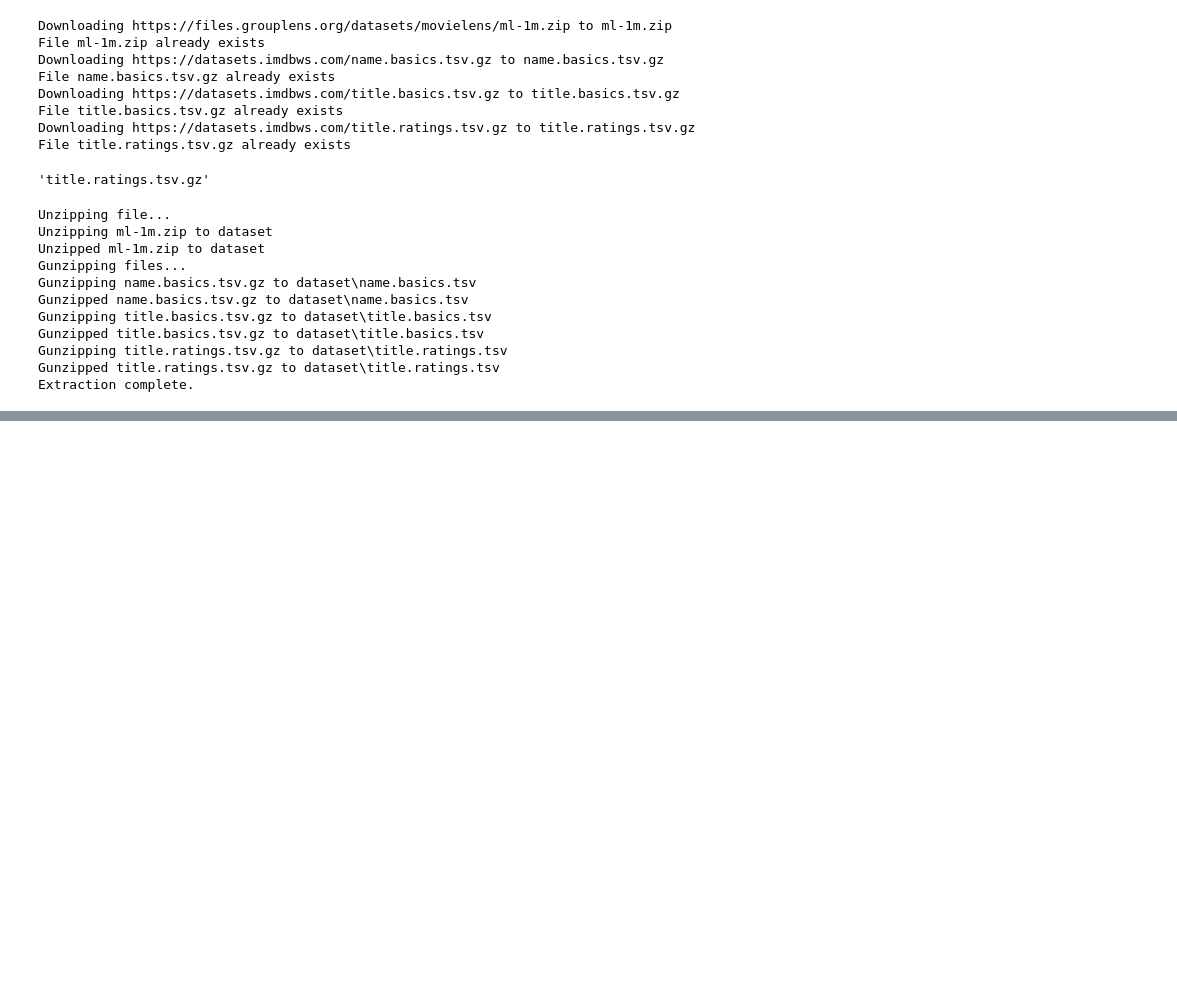
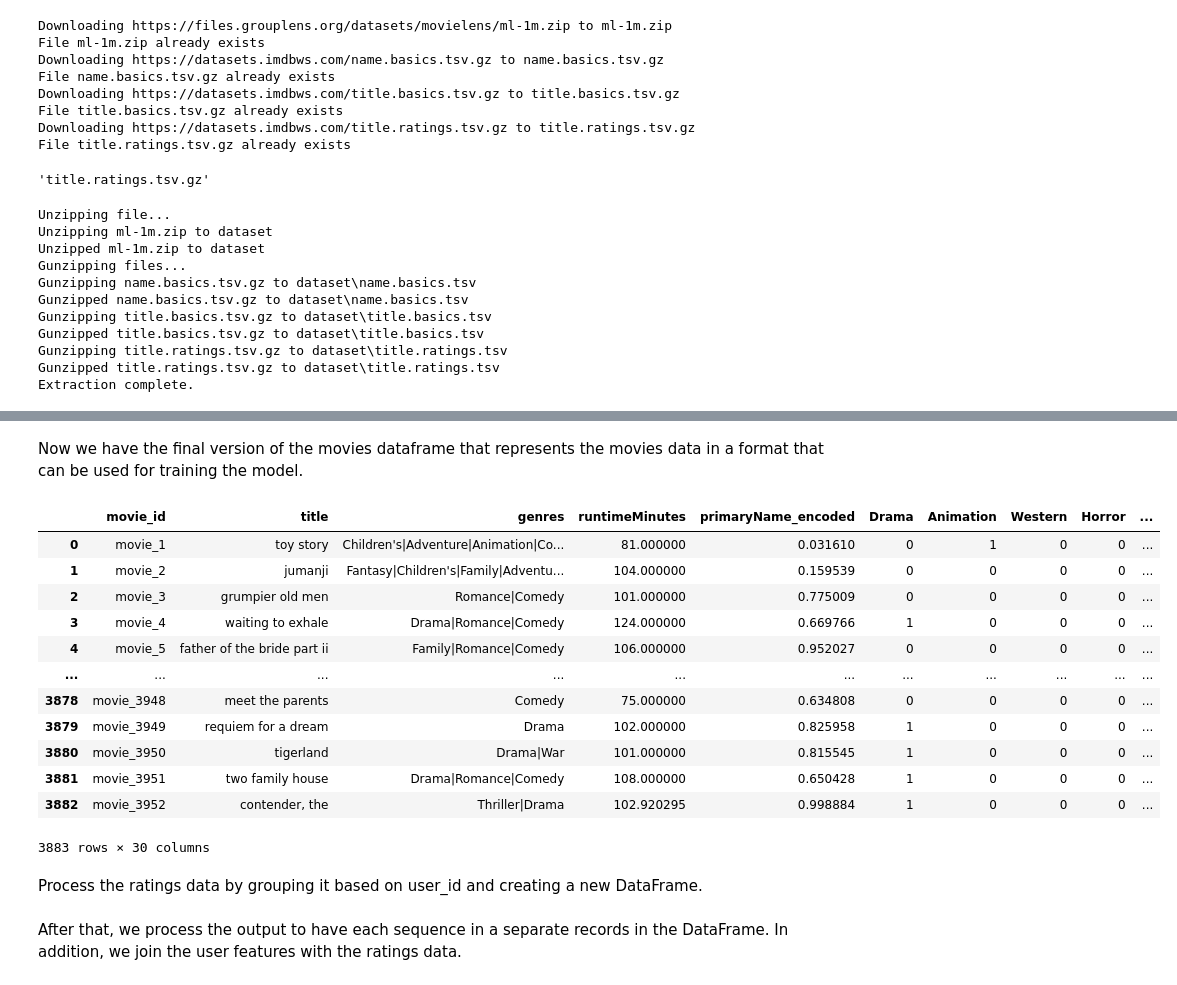
Before and after one commit to chuklee/recommender_system, a Jupyter notebook: main.ipynb, the cells around one changed output, grey strips where cells are left out. Cells and saved outputs as stored; diff of their text form; code cells hidden in the pictures; blank space fills up the shorter version.

```diff
--- a/main.ipynb
+++ b/main.ipynb
@@ -623,0 +113,4 @@ Recommended Movie Embeddings: [array([0.5, 0.6, 0.7]), array([0.2, 0.3, 0.4]), a
+# %%
+movies = pd.read_csv('dataset/ml-1m/movies.dat', sep='::', header=None, engine='python', names=['movie_id', 'title', 'genres'], encoding='ISO-8859-1')
+ratings = pd.read_csv('dataset/ml-1m/ratings.dat', sep='::', header=None, engine='python', names=['user_id', 'movie_id', 'rating', 'unix_timestamp'], encoding='ISO-8859-1')
+users = pd.read_csv('dataset/ml-1m/users.dat', sep='::', header=None, engine='python', names=['user_id', 'sex', 'age_group', 'occupation', 'zip_code'], encoding='ISO-8859-1')
@@ -623,0 +228,10 @@ Recommended Movie Embeddings: [array([0.5, 0.6, 0.7]), array([0.2, 0.3, 0.4]), a
+# %%
+# Merge the genres column (seperated with | ) with the genres_title column (seperated with ','). Do not keep duplicates
+movies['genres'] = movies['genres'].str.split('|')
+movies['genres_title'] = movies['genres_title'].str.split(',')
+# If the genres_title column is NaN, replace it with an empty list
+movies['genres_title'] = movies['genres_title'].apply(lambda x: [] if type(x) == float else x)
+movies['genres'] = movies['genres'] + movies['genres_title']
+movies['genres'] = movies['genres'].apply(lambda x: list(set(x)))
+movies['genres'] = movies['genres'].apply(lambda x: '|'.join(x))
+movies.drop(columns=['genres_title'], inplace=True)
@@ -623,0 +261,16 @@ Recommended Movie Embeddings: [array([0.5, 0.6, 0.7]), array([0.2, 0.3, 0.4]), a
+# %%
+# First, ensure primaryName is a string
+movies['primaryName'] = movies['primaryName'].fillna('unknown')
+movies['primaryName'] = movies['primaryName'].astype(str)
+
+# Create a LabelEncoder
+le = LabelEncoder()
+
+# Fit and transform the primaryName column
+movies['primaryName_encoded'] = le.fit_transform(movies['primaryName'])
+
+# Normalize the encoded values to be between 0 and 1
+movies['primaryName_encoded'] = movies['primaryName_encoded'] / movies['primaryName_encoded'].max()
+
+# Drop the original primaryName and genres_title columns
+movies.drop(columns=['primaryName'], inplace=True)
@@ -623,0 +327,33 @@ Recommended Movie Embeddings: [array([0.5, 0.6, 0.7]), array([0.2, 0.3, 0.4]), a
+# %%
+movie_features = set()
+for actual_genres in movies['genres'].str.split('|'):
+    movie_features.update(actual_genres)
+movie_features = list(movie_features)
+
+for genre in movie_features:
+    movies[genre] = movies["genres"].apply(
+        lambda values: int(genre in values.split("|"))
+    )
+
+# Add runtimeMinutes and primaryName_encoded to movie_features
+movie_features.extend(["runtimeMinutes", "primaryName_encoded"])
+# %% [markdown]
+Now we have the final version of the movies dataframe that represents the movies data in a format that can be used for training the model.
+# %%
+movies
+# %% [output]
+|  | movie_id | title | genres | runtimeMinutes | primaryName_encoded | Drama | Animation | Western | Horror | ... |
+| 0 | movie_1 | toy story | Children's|Adventure|Animation|Co... | 81.000000 | 0.031610 | 0 | 1 | 0 | 0 | ... |
+| 1 | movie_2 | jumanji | Fantasy|Children's|Family|Adventu... | 104.000000 | 0.159539 | 0 | 0 | 0 | 0 | ... |
+| 2 | movie_3 | grumpier old men | Romance|Comedy | 101.000000 | 0.775009 | 0 | 0 | 0 | 0 | ... |
+| 3 | movie_4 | waiting to exhale | Drama|Romance|Comedy | 124.000000 | 0.669766 | 1 | 0 | 0 | 0 | ... |
+| 4 | movie_5 | father of the bride part ii | Family|Romance|Comedy | 106.000000 | 0.952027 | 0 | 0 | 0 | 0 | ... |
+| ... | ... | ... | ... | ... | ... | ... | ... | ... | ... | ... |
+| 3878 | movie_3948 | meet the parents | Comedy | 75.000000 | 0.634808 | 0 | 0 | 0 | 0 | ... |
+| 3879 | movie_3949 | requiem for a dream | Drama | 102.000000 | 0.825958 | 1 | 0 | 0 | 0 | ... |
+| 3880 | movie_3950 | tigerland | Drama|War | 101.000000 | 0.815545 | 1 | 0 | 0 | 0 | ... |
+| 3881 | movie_3951 | two family house | Drama|Romance|Comedy | 108.000000 | 0.650428 | 1 | 0 | 0 | 0 | ... |
+| 3882 | movie_3952 | contender, the | Thriller|Drama | 102.920295 | 0.998884 | 1 | 0 | 0 | 0 | ... |
+3883 rows × 30 columns
+# %% [markdown]
+Process the ratings data by grouping it based on user_id and creating a new DataFrame.
@@ -623,0 +401,2 @@ Recommended Movie Embeddings: [array([0.5, 0.6, 0.7]), array([0.2, 0.3, 0.4]), a
+# %% [markdown]
+After that, we process the output to have each sequence in a separate records in the DataFrame. In addition, we join the user features with the ratings data.
```
Also changed, not shown: parts of 67 cells of this notebook, 2 other files.
